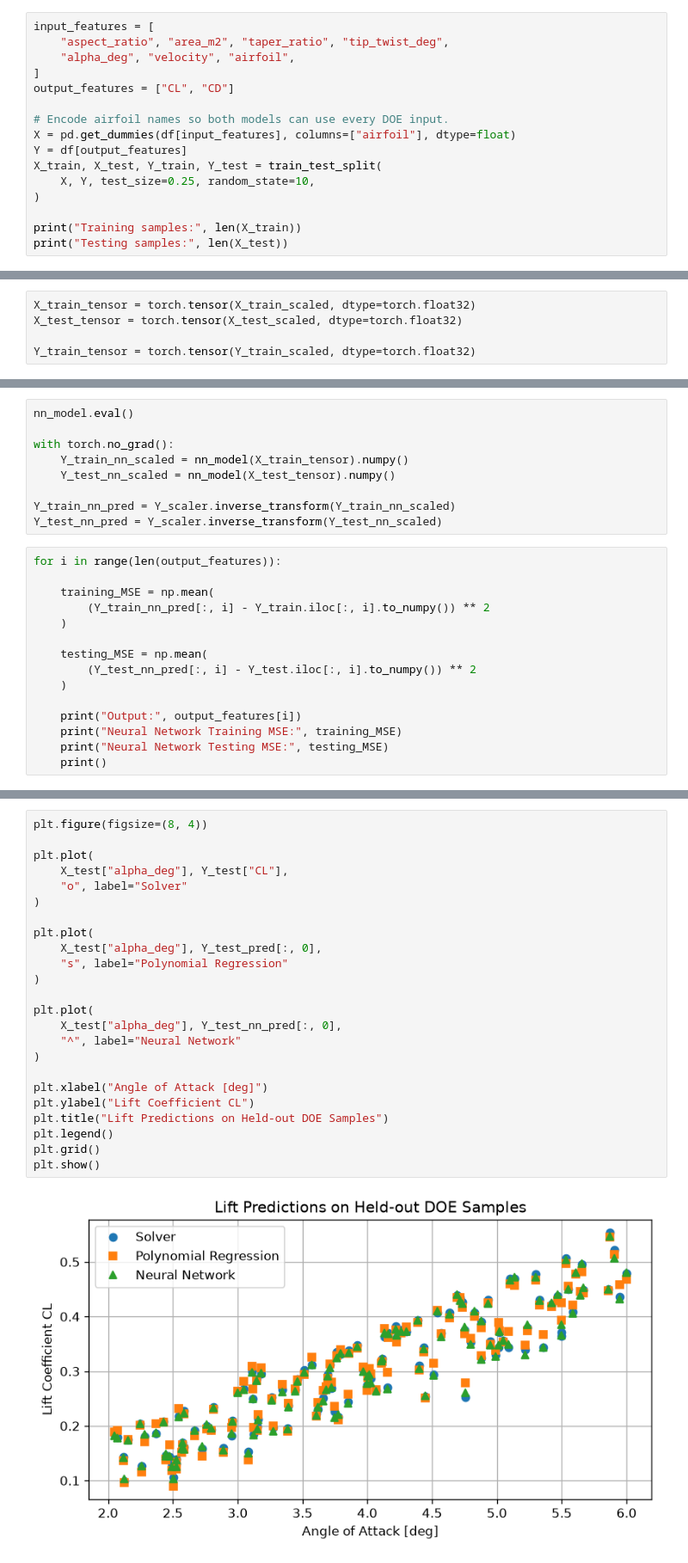
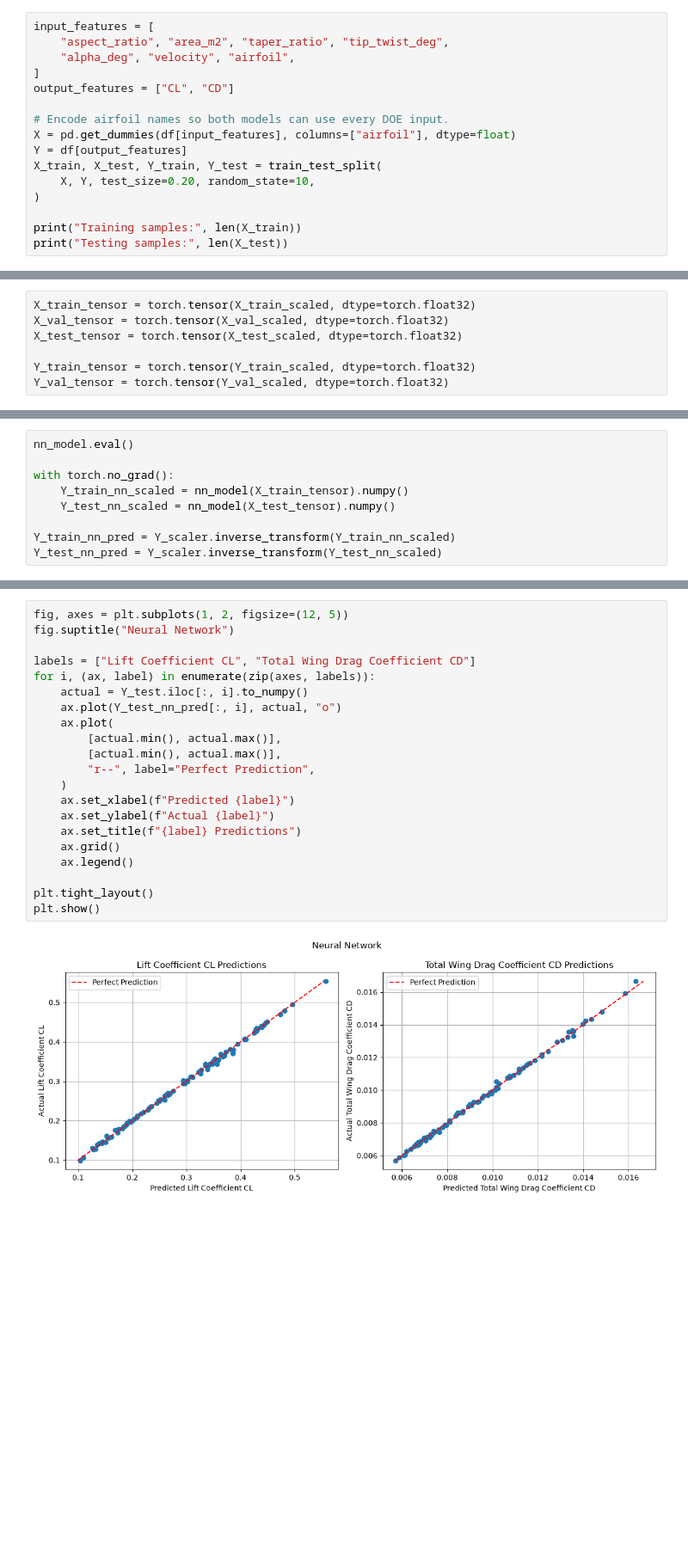
Before and after one commit to hayes-donaldson/Maching-Learning-Project, a Jupyter notebook: notebooks/train_surrogate.ipynb, the cells around one changed output, grey strips where cells are left out. Shown at 86% size. Saved outputs shown, nothing was run; the diff lists cells and outputs as text; blank space fills up the shorter version.

```diff
--- a/notebooks/train_surrogate.ipynb
+++ b/notebooks/train_surrogate.ipynb
@@ -39,7 +45,7 @@ output_features = ["CL", "CD"]
 X = pd.get_dummies(df[input_features], columns=["airfoil"], dtype=float)
 Y = df[output_features]
 X_train, X_test, Y_train, Y_test = train_test_split(
-    X, Y, test_size=0.25, random_state=10,
+    X, Y, test_size=0.20, random_state=10,
 )
 
 print("Training samples:", len(X_train))
@@ -120,8 +143,10 @@ Y_train_scaled = Y_scaler.fit_transform(Y_train)
 # %%
 X_train_tensor = torch.tensor(X_train_scaled, dtype=torch.float32)
+X_val_tensor = torch.tensor(X_val_scaled, dtype=torch.float32)
 X_test_tensor = torch.tensor(X_test_scaled, dtype=torch.float32)
 
 Y_train_tensor = torch.tensor(Y_train_scaled, dtype=torch.float32)
+Y_val_tensor = torch.tensor(Y_val_scaled, dtype=torch.float32)
 # %%
 torch.manual_seed(10)
 
@@ -179,18 +218,3 @@ with torch.no_grad():
 
 Y_train_nn_pred = Y_scaler.inverse_transform(Y_train_nn_scaled)
 Y_test_nn_pred = Y_scaler.inverse_transform(Y_test_nn_scaled)
-# %%
-for i in range(len(output_features)):
-
-    training_MSE = np.mean(
-        (Y_train_nn_pred[:, i] - Y_train.iloc[:, i].to_numpy()) ** 2
-    )
-
-    testing_MSE = np.mean(
-        (Y_test_nn_pred[:, i] - Y_test.iloc[:, i].to_numpy()) ** 2
-    )
-
-    print("Output:", output_features[i])
-    print("Neural Network Training MSE:", training_MSE)
-    print("Neural Network Testing MSE:", testing_MSE)
-    print()
@@ -205,26 +223,23 @@ Neural Network Testing MSE: 1.821424282646444e-08
 # %%
-plt.figure(figsize=(8, 4))
+fig, axes = plt.subplots(1, 2, figsize=(12, 5))
+fig.suptitle("Neural Network")
 
-plt.plot(
-    X_test["alpha_deg"], Y_test["CL"],
-    "o", label="Solver"
-)
+labels = ["Lift Coefficient CL", "Total Wing Drag Coefficient CD"]
+for i, (ax, label) in enumerate(zip(axes, labels)):
+    actual = Y_test.iloc[:, i].to_numpy()
+    ax.plot(Y_test_nn_pred[:, i], actual, "o")
+    ax.plot(
+        [actual.min(), actual.max()],
+        [actual.min(), actual.max()],
+        "r--", label="Perfect Prediction",
+    )
+    ax.set_xlabel(f"Predicted {label}")
+    ax.set_ylabel(f"Actual {label}")
+    ax.set_title(f"{label} Predictions")
+    ax.grid()
+    ax.legend()
 
-plt.plot(
-    X_test["alpha_deg"], Y_test_pred[:, 0],
-    "s", label="Polynomial Regression"
-)
-
-plt.plot(
-    X_test["alpha_deg"], Y_test_nn_pred[:, 0],
-    "^", label="Neural Network"
-)
-
-plt.xlabel("Angle of Attack [deg]")
-plt.ylabel("Lift Coefficient CL")
-plt.title("Lift Predictions on Held-out DOE Samples")
-plt.legend()
-plt.grid()
+plt.tight_layout()
 plt.show()
 # %% [output]
-[figure, old version]
+[figure, new version]
```
Also changed, not shown: parts of 10 cells of this notebook.
